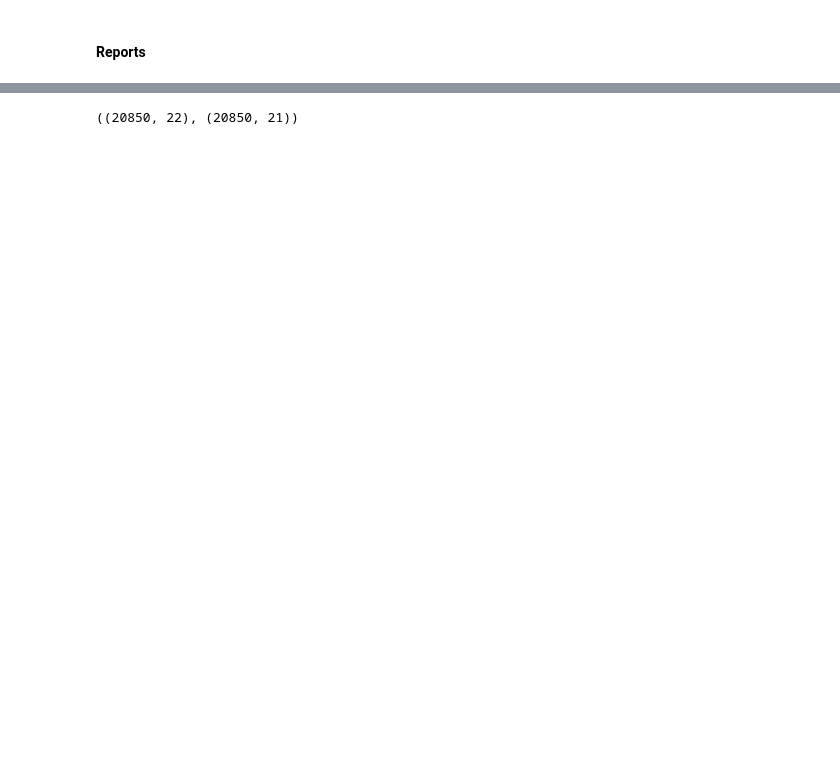
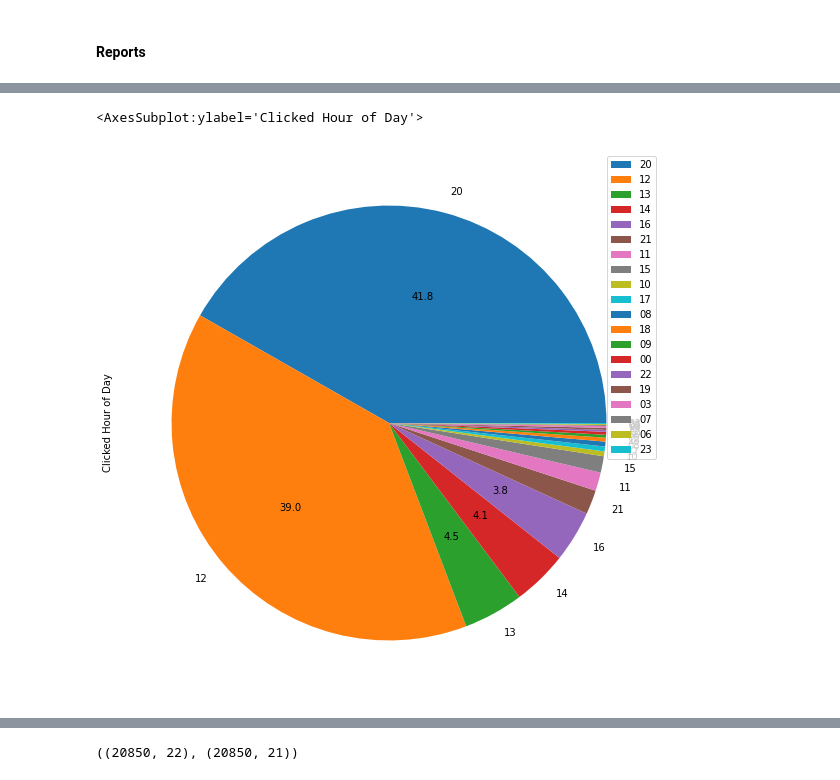
Before and after one commit to myshubhlife-anurag/SMS-Marketing, a Jupyter notebook: copy/Jupiter_files/dec_intiution_data.ipynb, the cells around one changed output, grey strips where cells are left out. Saved outputs shown, nothing was run; the diff lists cells and outputs as text; code cells hidden in the pictures; blank space fills up the shorter version.

```diff
--- a/copy/Jupiter_files/dec_intiution_data.ipynb
+++ b/copy/Jupiter_files/dec_intiution_data.ipynb
@@ -127,0 +208,6 @@ df["Circle"] = "Karnataka"
+# %%
+df["Clicked Hour of Day"].value_counts().plot(kind="pie",autopct = lambda p: format(p, '.1f') if p > 2 else None,figsize= (10,10),legend= True)
+# df["Clicked Hour of Day"].value_counts().
+# %% [output]
+<AxesSubplot:ylabel='Clicked Hour of Day'>
+[figure, added]
```
Also changed, not shown: parts of 39 cells of this notebook, 7 other files.
